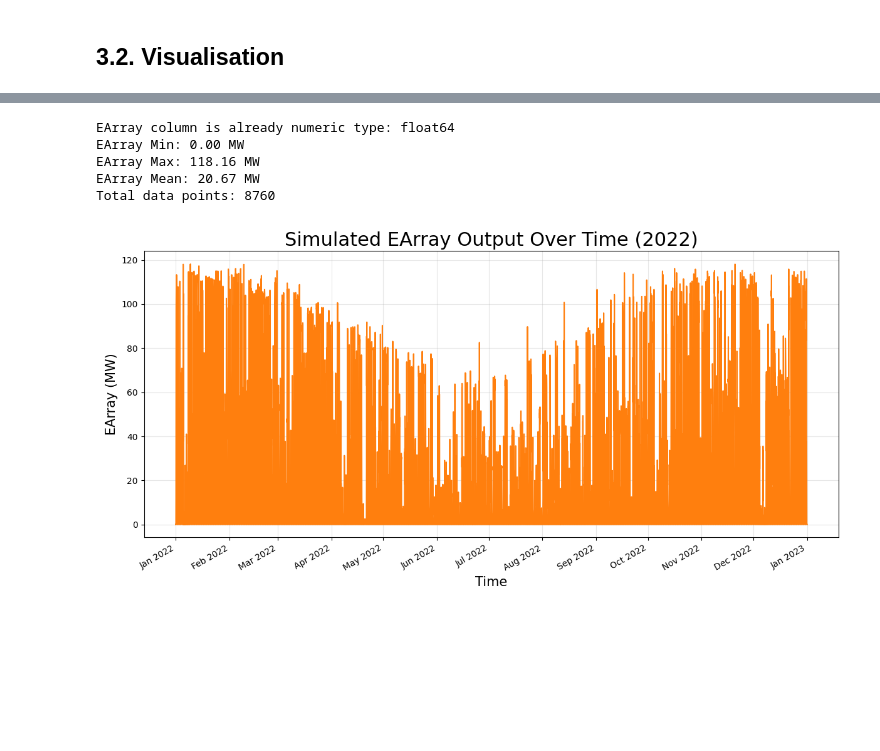
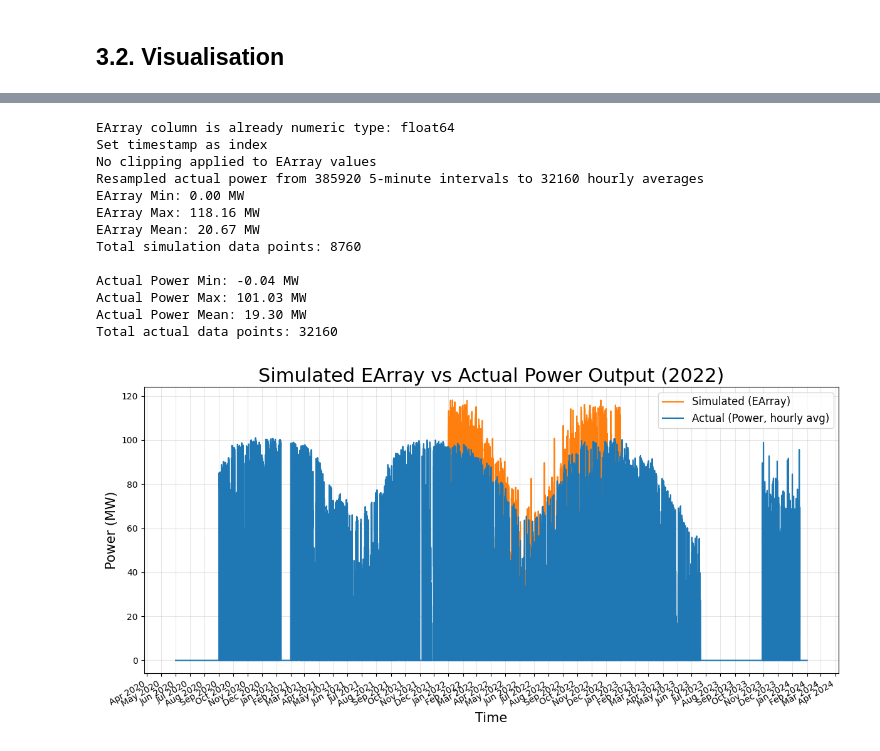
Before and after one commit to sijinwnag/25_08_26_Bomen_bifacial_gain, a Jupyter notebook: Code/25_08_26_Data_visualiser.ipynb, the cells around one changed output, grey strips where cells are left out. Saved outputs shown, nothing was run; the diff lists cells and outputs as text; code cells hidden in the pictures; blank space fills up the shorter version.

Commit message:
Got the matching results for 2022

```diff
--- a/Code/25_08_26_Data_visualiser.ipynb
+++ b/Code/25_08_26_Data_visualiser.ipynb
@@ -62,8 +62,15 @@ df = pd.read_pickle(data_file)
 # print the head
 print(df.head())
 
+# downscale to make the power MW
+df['Power'] = df['Power']/1e3
+
+# Set the Timestamp as datatime format and index
+df['Timestamp'] = pd.to_datetime(df['Timestamp'])
+df.set_index('Timestamp', inplace=True)
+
 # plot the data, it only has one column
-df.plot(x = 'Timestamp', y='Power', figsize=long_hoz_figsize)
+df.plot(figsize=long_hoz_figsize)
 plt.title('Electrical Power (W) over Time')
 plt.xlabel('Time')
 plt.ylabel('Electrical Power (W)')
@@ -378,4 +385,8 @@ Does 'EArray' column exist? True
 # %%
+# Define clipping options at the beginning
+apply_clipping = False  # Set to False to disable clipping
+clipping_threshold = 100  # Clipping threshold in MW
+
 # First check if EArray needs conversion (avoid error if already numeric)
 if pd.api.types.is_object_dtype(simulation_results_df['EArray']):
     # Only convert if it's still a string/object type
@@ -387,47 +398,84 @@ if pd.api.types.is_object_dtype(simulation_results_df['EArray']):
 else:
     print("EArray column is already numeric type:", simulation_results_df['EArray'].dtype)
 
-# ensure the timestamp column is index and is in datetime column and sorted
-simulation_results_df.set_index('timestamp', inplace=True)
-simulation_results_df.sort_index(inplace=True)
+# Now set the index and sort
+if 'timestamp' in simulation_results_df.columns:
+    simulation_results_df.set_index('timestamp', inplace=True)
+    simulation_results_df.sort_index(inplace=True)
+    print("Set timestamp as index")
 
-# plot the 'EArray' column over time
+# Apply clipping to the simulated power if enabled
+if apply_clipping:
+    simulation_results_df['EArray_display'] = simulation_results_df['EArray'].clip(upper=clipping_threshold)
+    print(f"Applied {clipping_threshold} MW clipping to EArray values: {(simulation_results_df['EArray'] > clipping_threshold).sum()} values clipped")
+    earray_label = f'Simulated (EArray, clipped at {clipping_threshold} MW)'
+else:
+    simulation_results_df['EArray_display'] = simulation_results_df['EArray']
+    print("No clipping applied to EArray values")
+    earray_label = 'Simulated (EArray)'
+
+# Resample the actual power data to hourly averages
+hourly_actual_power = df['Power'].resample('H').mean()
+print(f"Resampled actual power from {len(df)} 5-minute intervals to {len(hourly_actual_power)} hourly averages")
+
+# Create a figure for both datasets
 plt.figure(figsize=long_hoz_figsize)
 
-# Plot EArray data
-plt.plot(simulation_results_df['EArray'],
-         linewidth=1.5, color='#ff7f0e')
+# Plot simulation EArray data (with or without clipping)
+plt.plot(simulation_results_df.index, simulation_results_df['EArray_display'],
+         linewidth=1.5, color='#ff7f0e', label=earray_label)
+
+# Plot actual power data (hourly resampled)
+plt.plot(hourly_actual_power.index, hourly_actual_power,
+         linewidth=1.5, color='#1f77b4', label='Actual (Power, hourly avg)')
 
 # Add labels and title
 plt.xlabel('Time', fontsize=axis_label_size)
-plt.ylabel('EArray (MW)', fontsize=axis_label_size)
-plt.title('Simulated EArray Output Over Time (2022)', fontsize=title_size)
+plt.ylabel('Power (MW)', fontsize=axis_label_size)
+title_suffix = " (clipped)" if apply_clipping else ""
+plt.title(f'Simulated EArray vs Actual Power Output (2022){title_suffix}', fontsize=title_size)
+
+# Add legend
+plt.legend(fontsize=text_size)
 
 # Add grid
 plt.grid(True, alpha=0.3)
 
 # Format the date on x-axis
 plt.gca().xaxis.set_major_formatter(mdates.DateFormatter('%b %Y'))
 plt.gca().xaxis.set_major_locator(mdates.MonthLocator())
 
 # Rotate date labels for better readability
 plt.gcf().autofmt_xdate()
 
 # Adjust layout
 plt.tight_layout()
 
 # Print some statistics
-print(f"EArray Min: {simulation_results_df['EArray'].min():.2f} MW")
-print(f"EArray Max: {simulation_results_df['EArray'].max():.2f} MW")
-print(f"EArray Mean: {simulation_results_df['EArray'].mean():.2f} MW")
-print(f"Total data points: {len(simulation_results_df)}")
+print(f"EArray Min: {simulation_results_df['EArray_display'].min():.2f} MW")
+print(f"EArray Max: {simulation_results_df['EArray_display'].max():.2f} MW")
+print(f"EArray Mean: {simulation_results_df['EArray_display'].mean():.2f} MW")
+print(f"Total simulation data points: {len(simulation_results_df)}")
+
+print(f"\nActual Power Min: {hourly_actual_power.min():.2f} MW")
+print(f"Actual Power Max: {hourly_actual_power.max():.2f} MW")
+print(f"Actual Power Mean: {hourly_actual_power.mean():.2f} MW")
+print(f"Total actual data points: {len(hourly_actual_power)}")
 
 # Show plot
 plt.show()
 # %% [output]
 EArray column is already numeric type: float64
+Set timestamp as index
+No clipping applied to EArray values
+Resampled actual power from 385920 5-minute intervals to 32160 hourly averages
 EArray Min: 0.00 MW
 EArray Max: 118.16 MW
 EArray Mean: 20.67 MW
-Total data points: 8760
+Total simulation data points: 8760
+
+Actual Power Min: -0.04 MW
+Actual Power Max: 101.03 MW
+Actual Power Mean: 19.30 MW
+Total actual data points: 32160
-[figure, old version]
+[figure, new version]
```
Also changed, not shown: parts of 7 cells of this notebook.
